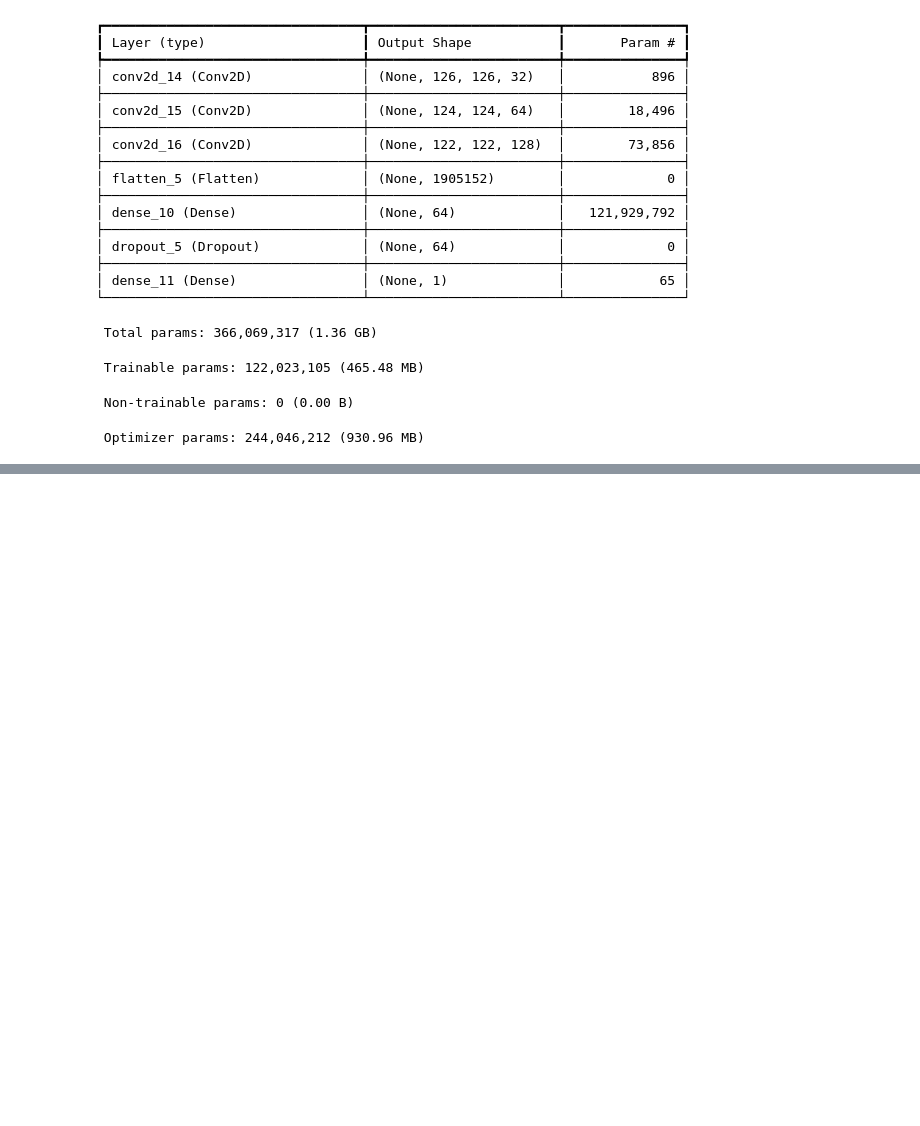
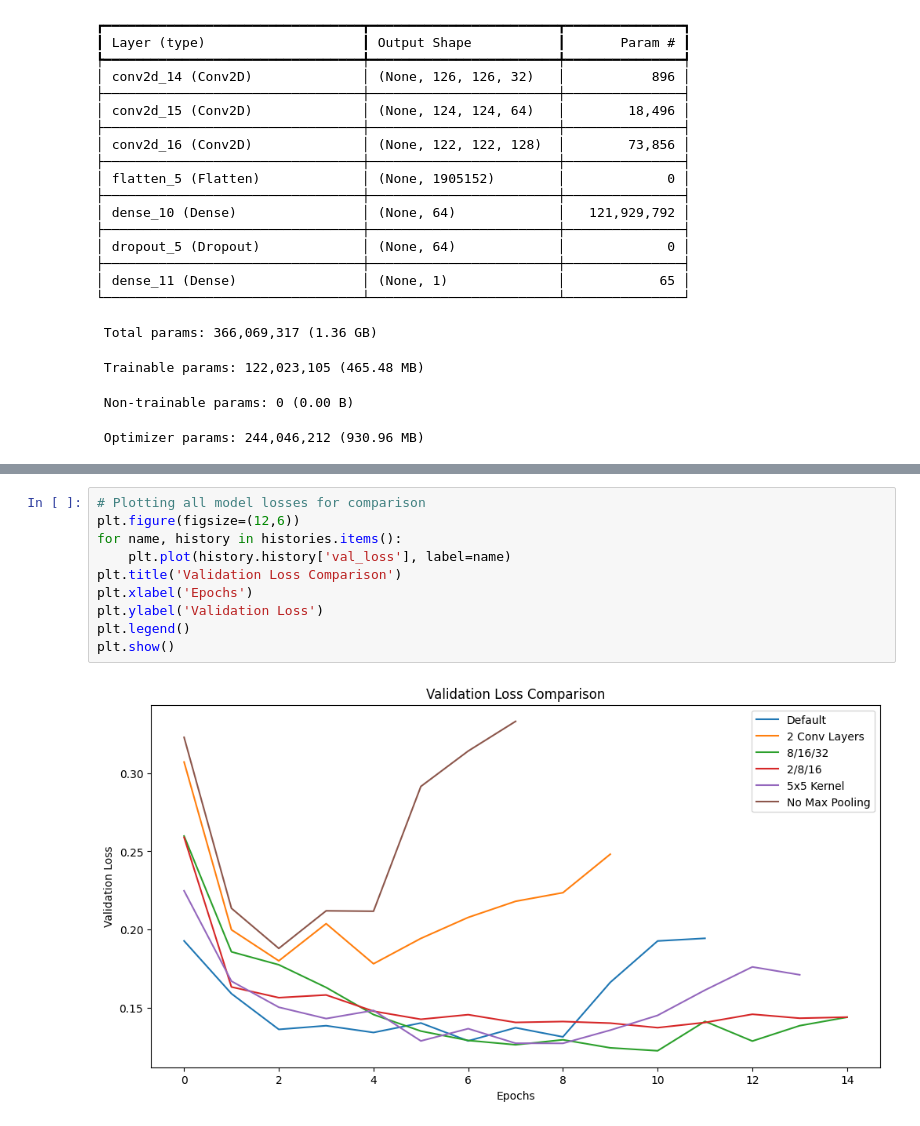
Before and after one commit to up941791/ACT_2, a Jupyter notebook: py/Q3_folder/Q3.ipynb, the cells around one changed output, grey strips where cells are left out. Saved outputs shown, nothing was run; the diff lists cells and outputs as text; blank space fills up the shorter version.

```diff
--- a/py/Q3_folder/Q3.ipynb
+++ b/py/Q3_folder/Q3.ipynb
@@ -870,0 +892,12 @@ plt.legend()
+# %%
+# Plotting all model losses for comparison
+plt.figure(figsize=(12,6))
+for name, history in histories.items():
+    plt.plot(history.history['val_loss'], label=name)
+plt.title('Validation Loss Comparison')
+plt.xlabel('Epochs')
+plt.ylabel('Validation Loss')
+plt.legend()
+plt.show()
+# %% [output]
+[figure, added]
```
Also changed, not shown: parts of 22 cells of this notebook.
